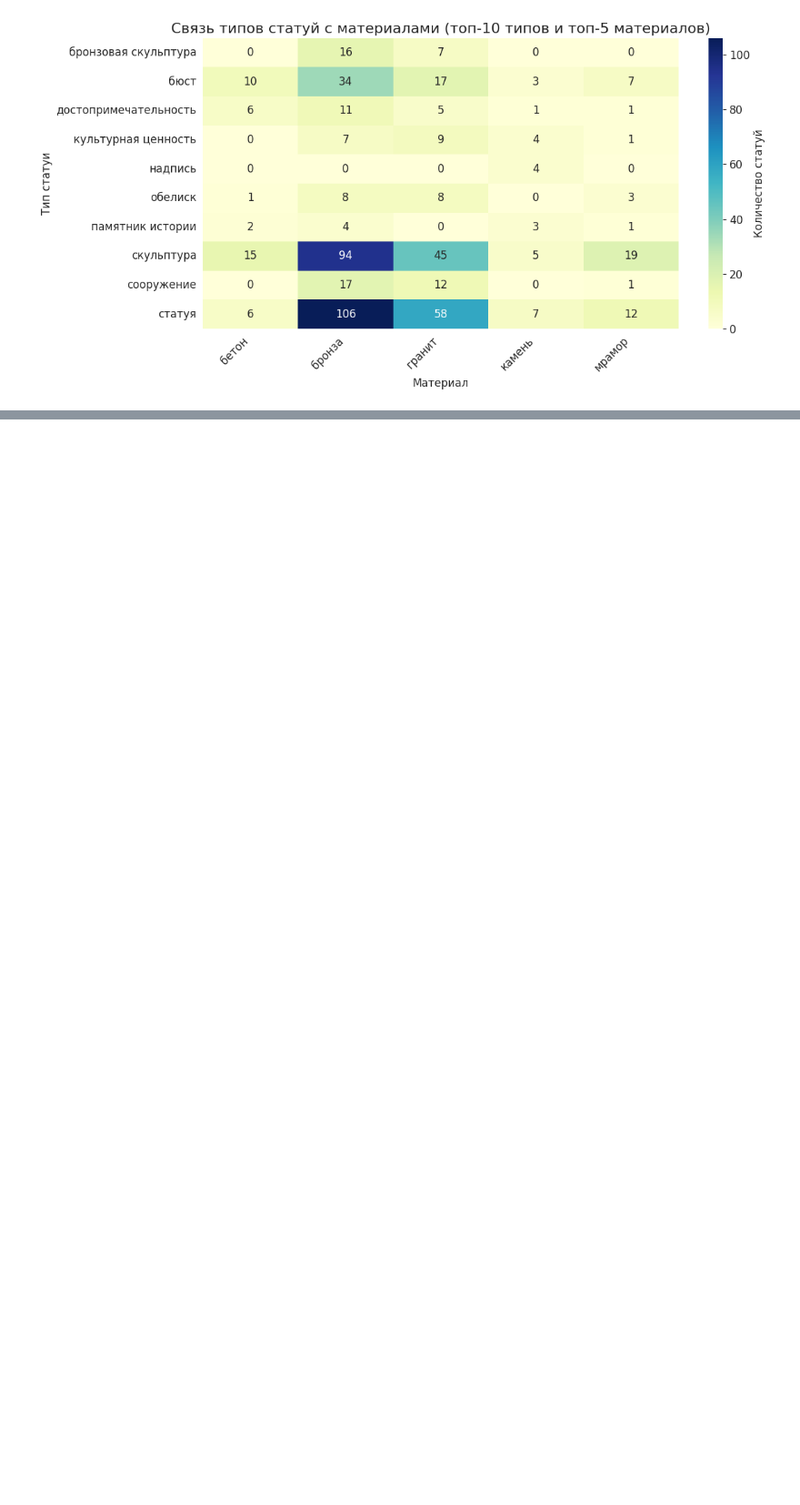
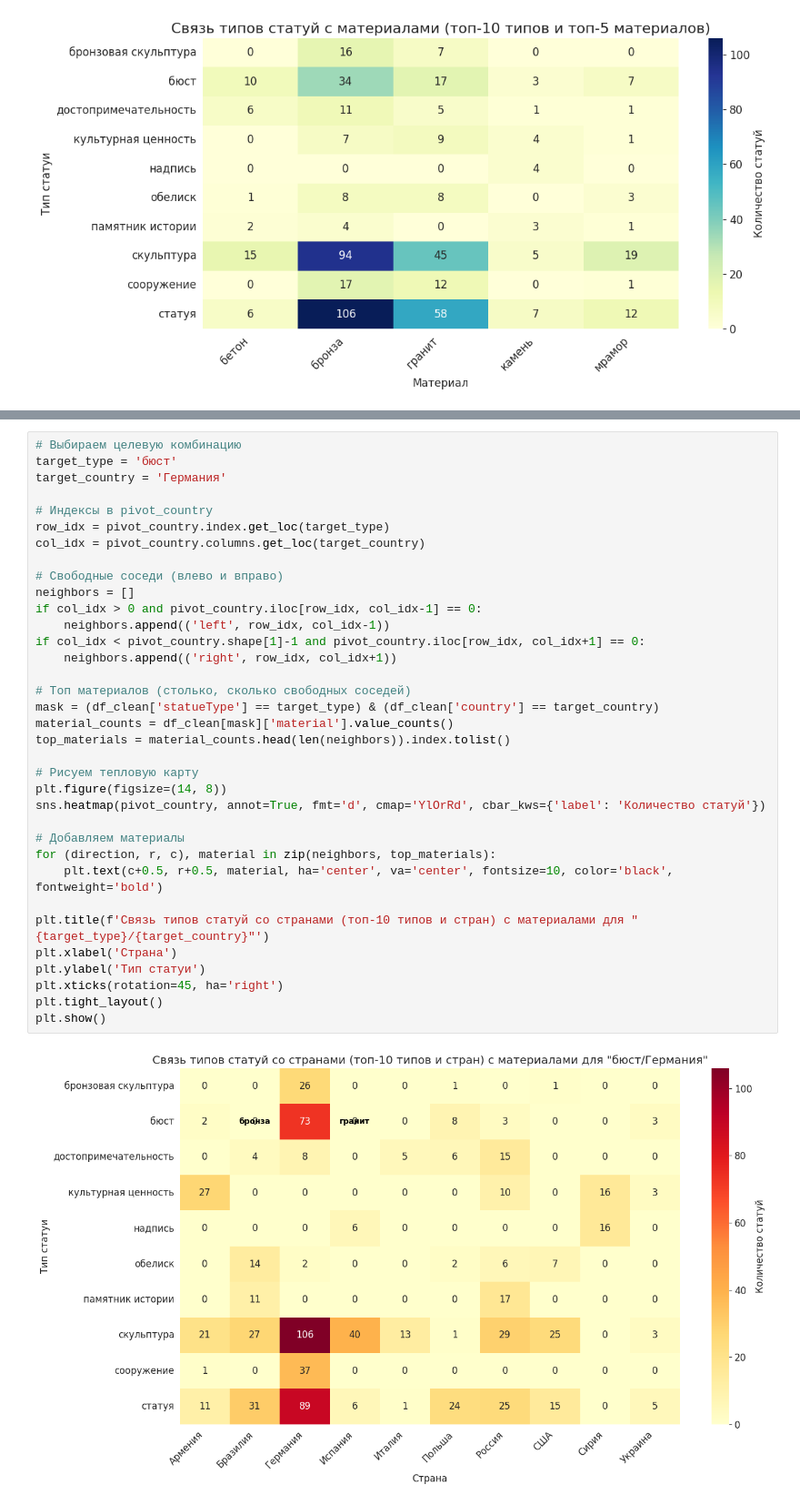
Before and after one commit to malaxovakatyunya/python-ai-Malahova-Ekaterina, a Jupyter notebook: notebooks/week3_visualization.ipynb, the cells around one changed output, grey strips where cells are left out. Shown at 91% size. Drawn from its saved outputs; the diff is of its cells as text; blank space fills up the shorter version.

```diff
--- a/notebooks/week3_visualization.ipynb
+++ b/notebooks/week3_visualization.ipynb
@@ -1214,0 +622,37 @@ country
+# %%
+# Выбираем целевую комбинацию
+target_type = 'бюст'
+target_country = 'Германия'
+
+# Индексы в pivot_country
+row_idx = pivot_country.index.get_loc(target_type)
+col_idx = pivot_country.columns.get_loc(target_country)
+
+# Свободные соседи (влево и вправо)
+neighbors = []
+if col_idx > 0 and pivot_country.iloc[row_idx, col_idx-1] == 0:
+    neighbors.append(('left', row_idx, col_idx-1))
+if col_idx < pivot_country.shape[1]-1 and pivot_country.iloc[row_idx, col_idx+1] == 0:
+    neighbors.append(('right', row_idx, col_idx+1))
+
+# Топ материалов (столько, сколько свободных соседей)
+mask = (df_clean['statueType'] == target_type) & (df_clean['country'] == target_country)
+material_counts = df_clean[mask]['material'].value_counts()
+top_materials = material_counts.head(len(neighbors)).index.tolist()
+
+# Рисуем тепловую карту
+plt.figure(figsize=(14, 8))
+sns.heatmap(pivot_country, annot=True, fmt='d', cmap='YlOrRd', cbar_kws={'label': 'Количество статуй'})
+
+# Добавляем материалы
+for (direction, r, c), material in zip(neighbors, top_materials):
+    plt.text(c+0.5, r+0.5, material, ha='center', va='center', fontsize=10, color='black', fontweight='bold')
+
+plt.title(f'Связь типов статуй со странами (топ-10 типов и стран) с материалами для "{target_type}/{target_country}"')
+plt.xlabel('Страна')
+plt.ylabel('Тип статуи')
+plt.xticks(rotation=45, ha='right')
+plt.tight_layout()
+plt.show()
+# %% [output]
+[figure, added]
```
Also changed, not shown: parts of 37 cells of this notebook.
